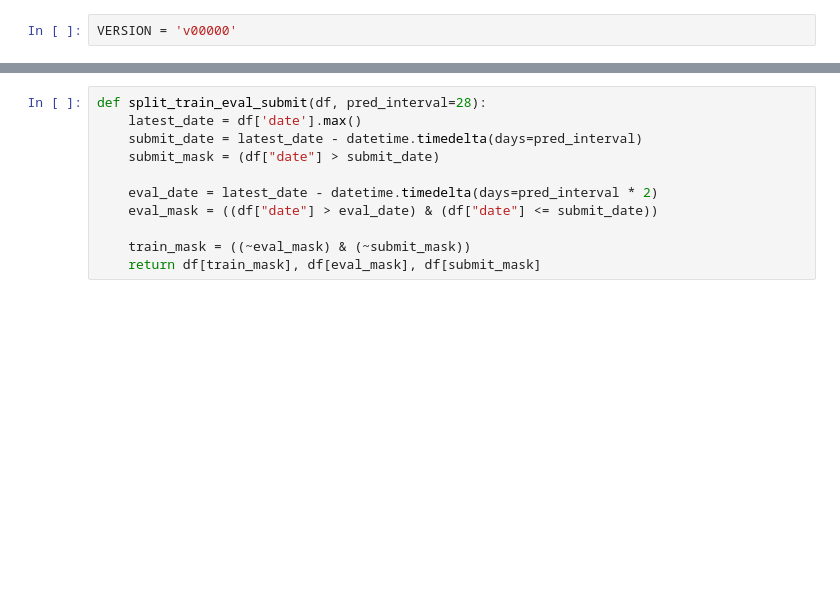
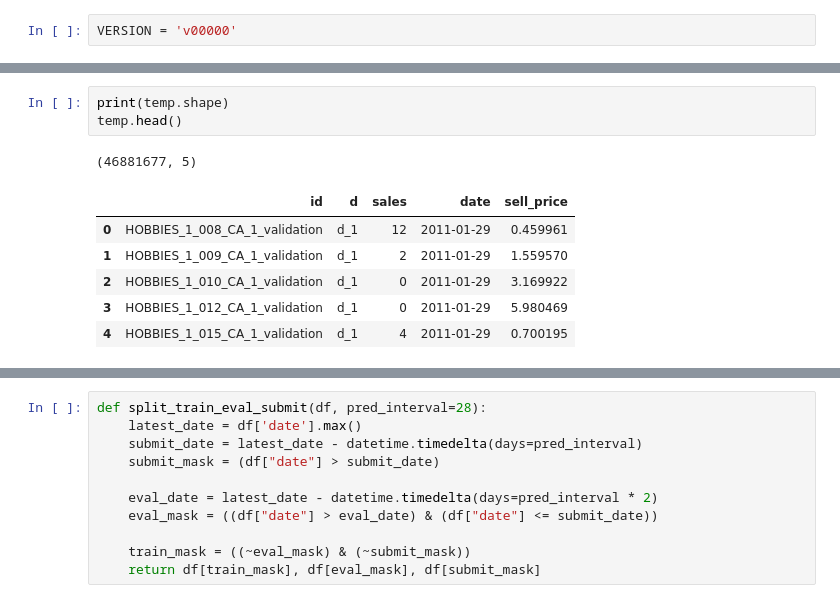
Before and after one commit to konumaru/m5_forecasting_accuracy, a Jupyter notebook: v01000/sand_box.ipynb, the cells around one changed output, grey strips where cells are left out. Saved outputs shown, nothing was run; the diff lists cells and outputs as text; blank space fills up the shorter version.

```diff
--- a/v01000/sand_box.ipynb
+++ b/v01000/sand_box.ipynb
@@ -42,0 +46,11 @@ train.tail()
+# %%
+print(temp.shape)
+temp.head()
+# %% [output]
+(46881677, 5)
+|  | id | d | sales | date | sell_price |
+| 0 | HOBBIES_1_008_CA_1_validation | d_1 | 12 | 2011-01-29 | 0.459961 |
+| 1 | HOBBIES_1_009_CA_1_validation | d_1 | 2 | 2011-01-29 | 1.559570 |
+| 2 | HOBBIES_1_010_CA_1_validation | d_1 | 0 | 2011-01-29 | 3.169922 |
+| 3 | HOBBIES_1_012_CA_1_validation | d_1 | 0 | 2011-01-29 | 5.980469 |
+| 4 | HOBBIES_1_015_CA_1_validation | d_1 | 4 | 2011-01-29 | 0.700195 |
```
Also changed, not shown: parts of 18 cells of this notebook, 12 other files.
